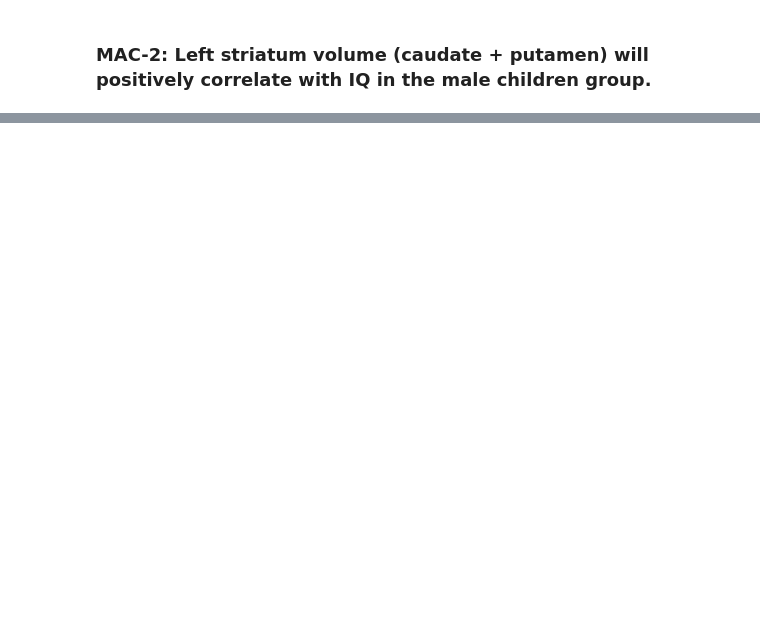
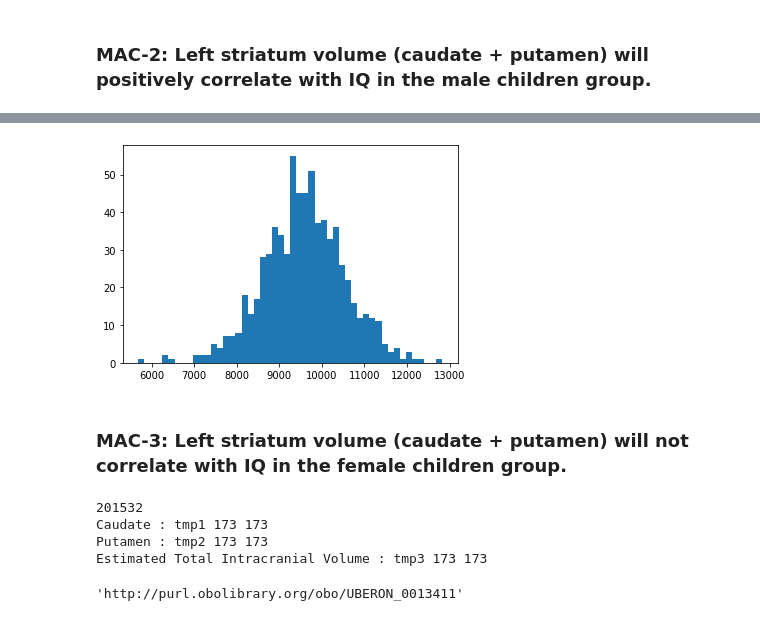
Before and after one commit to jbpoline/simple2_analysis, a Jupyter notebook: analysis-2.ipynb, the cells around one changed output, grey strips where cells are left out. Saved outputs shown, nothing was run; the diff lists cells and outputs as text; code cells hidden in the pictures; blank space fills up the shorter version.

```diff
--- a/analysis-2.ipynb
+++ b/analysis-2.ipynb
@@ -599,8 +585,7 @@ tool = 'surfer'
 
 # pick the interesting variables
 #--------------------------------#
-# tmp = hie[['study','ID','Gender', 'Age', 'structure','tool','volume', 'laterality', 'FIQ', 'PIQ']]
-# condition1 = ((hie['Gender']=='1') | (hie['Gender']=='Male')) &
+tmp = hie[['study','ID','Gender', 'Age', 'structure','tool','volume', 'laterality', 'FIQ', 'PIQ']]
 # %%
 # list of conditions
 #---------------------#
@@ -846,8 +754,0 @@ len(tmp)
-# %%
-# Load in the dataset, appending 'nd' to the list of possible na_values
-hie = pd.read_csv(relative_path_filename, na_values='nd')
-original_col_names = list(hie)
-print(original_col_names[:10])
-
-# column names are unique
-assert len(original_col_names) == len(set(original_col_names))
@@ -853,0 +804,5 @@ assert len(original_col_names) == len(set(original_col_names))
+# %%
+caud_put = pd.merge(left=tmp1, right=tmp2[['ID','volume']],
+                            left_on=indx, right_on=indx, suffixes=('_caud','_put'))
+print(list(caud_put))
+set(caud_put['laterality'])
@@ -853,0 +812,6 @@ assert len(original_col_names) == len(set(original_col_names))
+# %%
+caud_put_tiv = pd.merge(left=caud_put, right=tmp3[['ID','volume']],
+                     left_on=indx, right_on=indx, suffixes=('','_tiv'))
+caud_put_tiv.rename(columns={'volume':'TIV'}, inplace=True)
+caud_put_tiv['caud+put'] = caud_put_tiv['volume_caud'] + caud_put_tiv['volume_put']
+print(list(caud_put_tiv))
@@ -853,0 +844,47 @@ assert len(original_col_names) == len(set(original_col_names))
+# %%
+plt.hist(list(caud_put_tiv['caud+put']), bins=50);
+# %% [output]
+[figure, added]
+# %% [markdown]
+### MAC-3: Left striatum volume (caudate + putamen) will not correlate with IQ in the female children group.
+# %%
+roi1 = 'Caudate'
+roi2 = 'Putamen'
+roi3 = 'Estimated Total Intracranial Volume'
+# roi = 'cerebellar cortex'
+tool = 'surfer'
+
+# list of conditions
+#---------------------#
+hand_cond = (hie['laterality'] == 'Left')
+age_cond = (hie['Age'] <= 20)
+roi1_cond = (hie['structure'] == h2ube[roi1])
+roi2_cond = (hie['structure'] == h2ube[roi2])
+roi3_cond = (hie['structure'] == h2ube[roi3])
+
+tool_cond = (hie['tool'] == tooldic[tool])
+
+gender_cond = (hie['Gender'] == 'Female')
+
+condition1 = roi1_cond & tool_cond & age_cond & hand_cond & gender_cond
+condition2 = roi2_cond & tool_cond & age_cond & hand_cond & gender_cond
+condition3 = roi3_cond & tool_cond & age_cond & gender_cond
+
+tmp1 = tmp.loc[condition1].drop_duplicates()
+tmp2 = tmp.loc[condition2].drop_duplicates()
+tmp3 = tmp.loc[condition3].drop_duplicates()
+
+#tmp1 = tmp1.set_index('ID')
+#tmp2 = tmp2.set_index('ID')
+
+print(len(hie))
+print(roi1, ': tmp1', len(tmp1), len(tmp1.drop_duplicates()))
+print(roi2, ': tmp2', len(tmp2), len(tmp2.drop_duplicates()))
+print(roi3, ': tmp3', len(tmp3), len(tmp3.drop_duplicates()))
+h2ube[roi3]
+# %% [output]
+201532
+Caudate : tmp1 173 173
+Putamen : tmp2 173 173
+Estimated Total Intracranial Volume : tmp3 173 173
+'http://purl.obolibrary.org/obo/UBERON_0013411'
```
Also changed, not shown: parts of 66 cells of this notebook.
